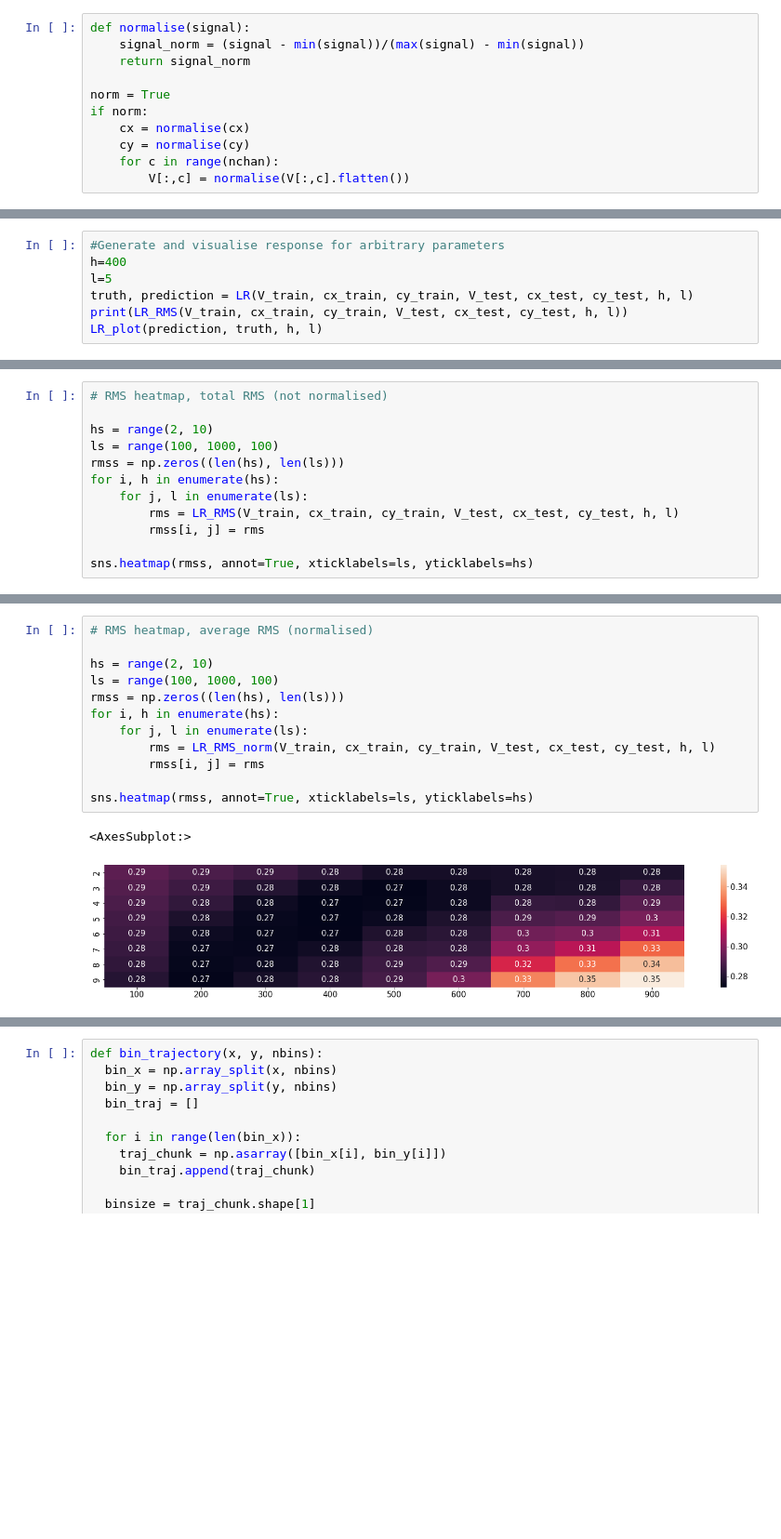
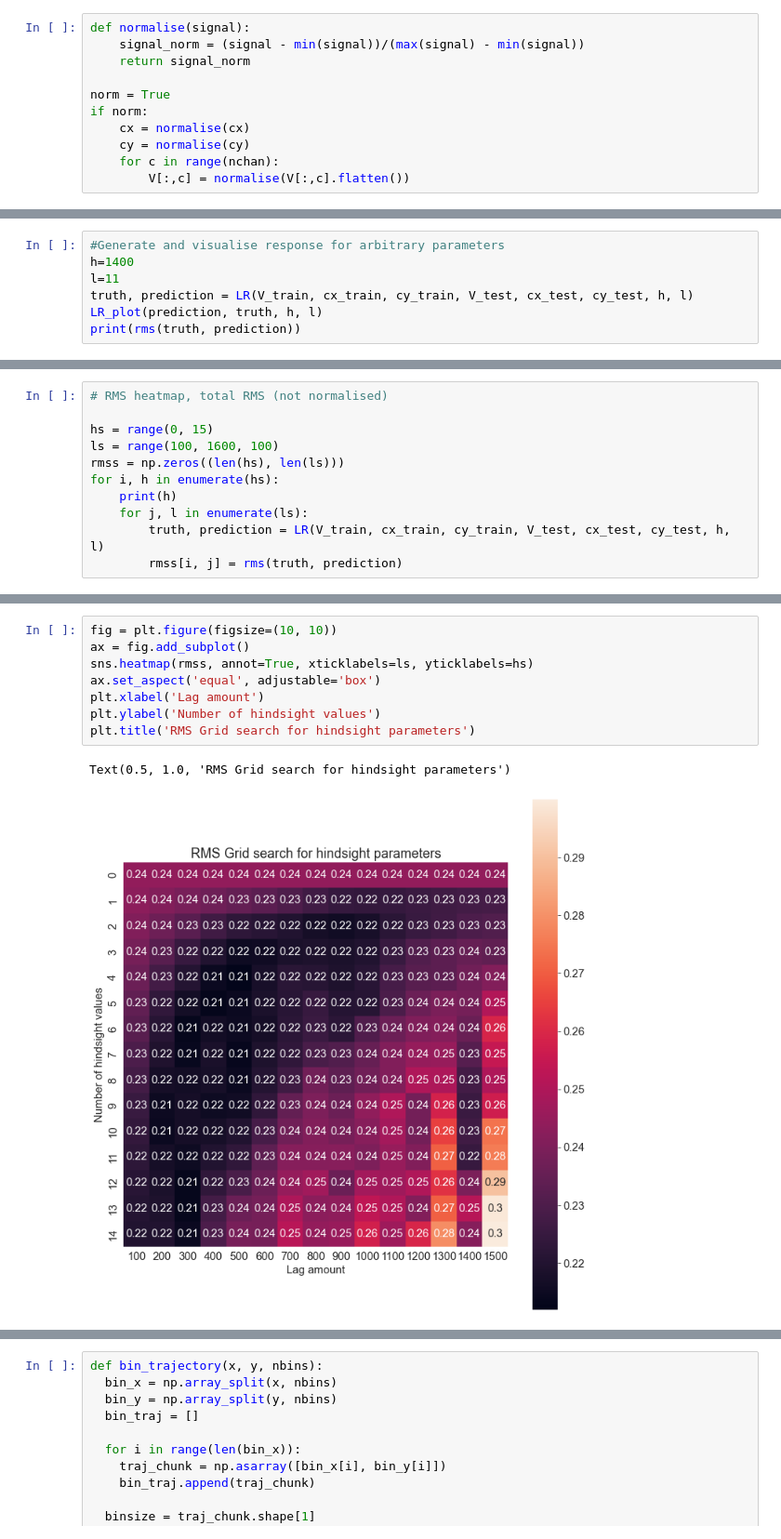
Before and after one commit to rnatarajan98/eCoG_Joystick_Analysis, a Jupyter notebook: GLM.ipynb, the cells around one changed output, grey strips where cells are left out. Shown: that part at 93% size. Saved outputs shown, nothing was run; the diff lists cells and outputs as text; blank space fills up the shorter version.

```diff
--- a/GLM.ipynb
+++ b/GLM.ipynb
@@ -167,7 +179,7 @@ def LR_plot(prediction, truth, h, l):
 # %%
 #Generate and visualise response for arbitrary parameters
-h=400
-l=5
+h=1400
+l=11
 truth, prediction = LR(V_train, cx_train, cy_train, V_test, cx_test, cy_test, h, l)
-print(LR_RMS(V_train, cx_train, cy_train, V_test, cx_test, cy_test, h, l))
 LR_plot(prediction, truth, h, l)
+print(rms(truth, prediction))
@@ -193,13 +208,12 @@ def LR_RMS_norm(_V_train, _cx_train, _cy_train, _V_test, _cx_test, _cy_test, _h,
 # %%
 # RMS heatmap, total RMS (not normalised)
 
-hs = range(2, 10)
-ls = range(100, 1000, 100)
+hs = range(0, 15)
+ls = range(100, 1600, 100)
 rmss = np.zeros((len(hs), len(ls)))
 for i, h in enumerate(hs):
+    print(h)
     for j, l in enumerate(ls):
-        rms = LR_RMS(V_train, cx_train, cy_train, V_test, cx_test, cy_test, h, l)
-        rmss[i, j] = rms
-
-sns.heatmap(rmss, annot=True, xticklabels=ls, yticklabels=hs)
+        truth, prediction = LR(V_train, cx_train, cy_train, V_test, cx_test, cy_test, h, l)
+        rmss[i, j] = rms(truth, prediction)
 # %% [output]
@@ -208,16 +236,12 @@ sns.heatmap(rmss, annot=True, xticklabels=ls, yticklabels=hs)
 # %%
-# RMS heatmap, average RMS (normalised)
-
-hs = range(2, 10)
-ls = range(100, 1000, 100)
-rmss = np.zeros((len(hs), len(ls)))
-for i, h in enumerate(hs):
-    for j, l in enumerate(ls):
-        rms = LR_RMS_norm(V_train, cx_train, cy_train, V_test, cx_test, cy_test, h, l)
-        rmss[i, j] = rms
-
+fig = plt.figure(figsize=(10, 10))
+ax = fig.add_subplot()
 sns.heatmap(rmss, annot=True, xticklabels=ls, yticklabels=hs)
+ax.set_aspect('equal', adjustable='box')
+plt.xlabel('Lag amount')
+plt.ylabel('Number of hindsight values')
+plt.title('RMS Grid search for hindsight parameters')
 # %% [output]
-<AxesSubplot:>
+Text(0.5, 1.0, 'RMS Grid search for hindsight parameters')
-[figure, old version]
+[figure, new version]
 # %%
```
Also changed, not shown: parts of 17 cells of this notebook, 3 other files.
